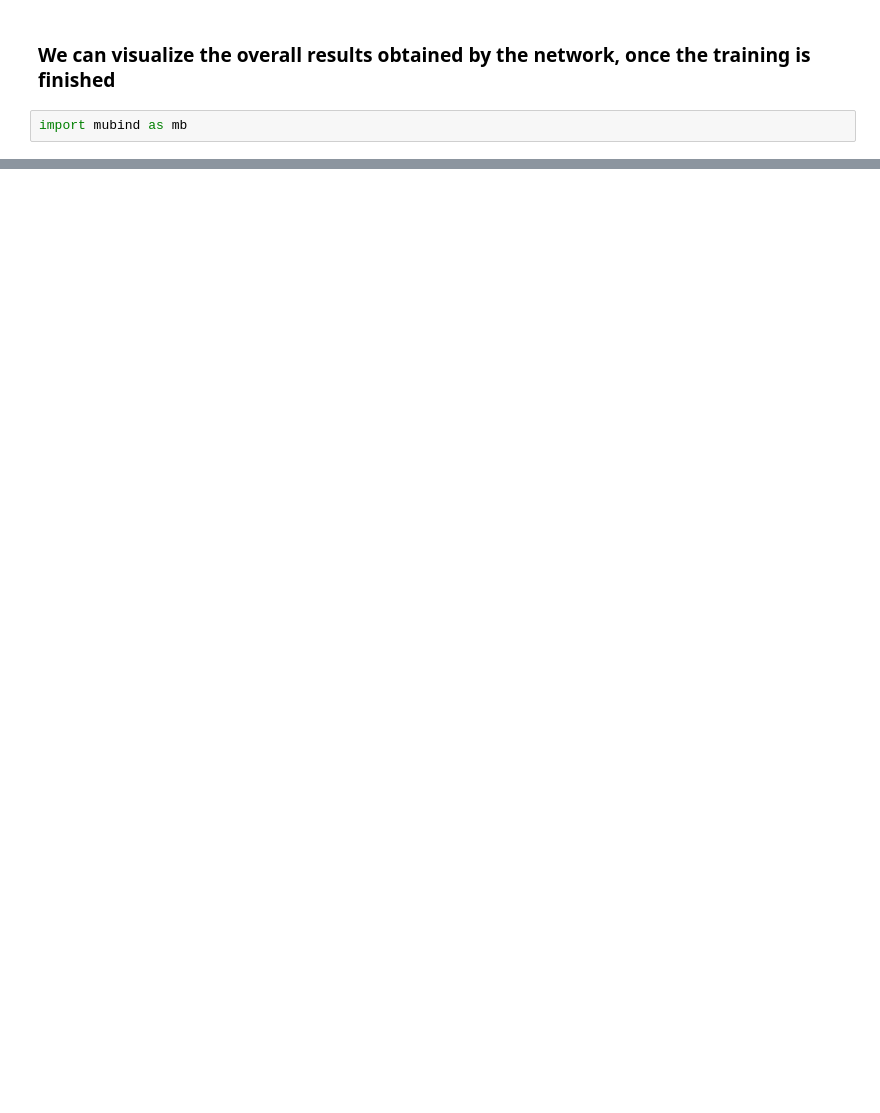
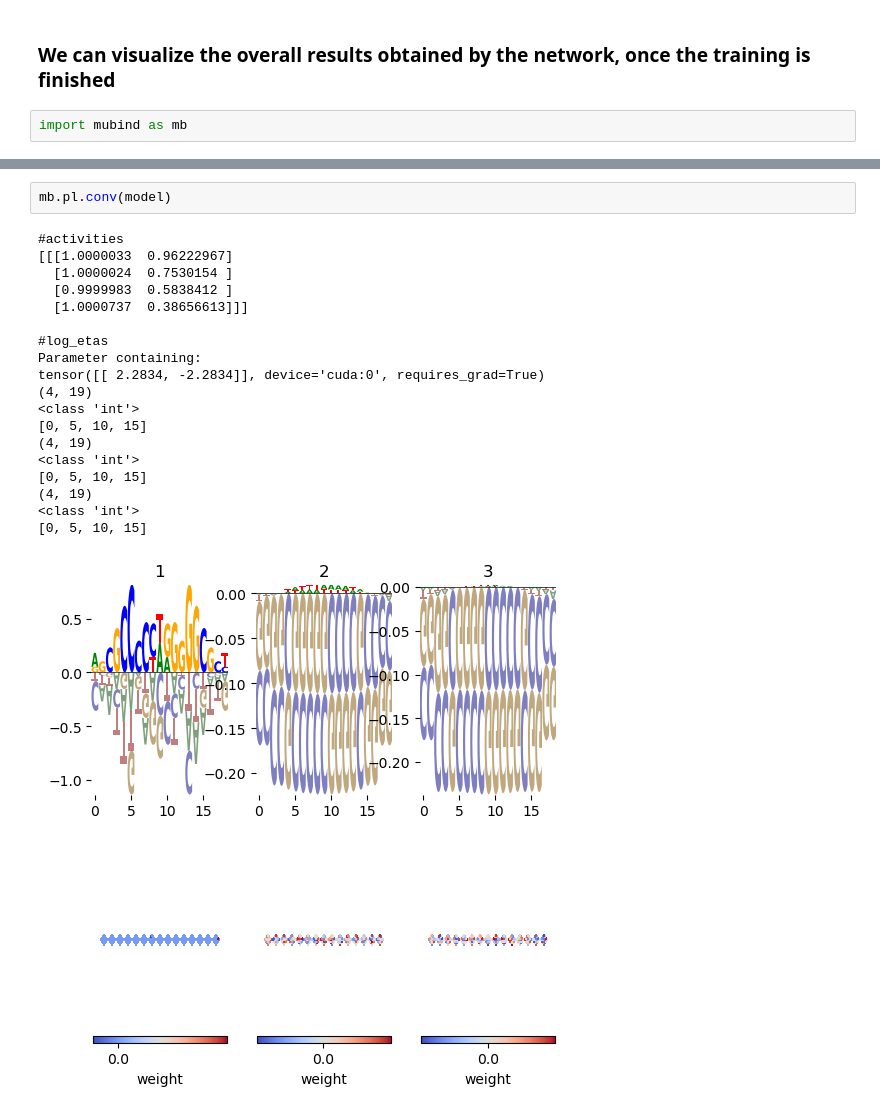
Before and after one commit to theislab/mubind, a Jupyter notebook: notebooks/batch/01_CTCF_two_batches.ipynb, the cells around one changed output, grey strips where cells are left out. Drawn from its saved outputs; the diff is of its cells as text; blank space fills up the shorter version.

```diff
--- a/notebooks/batch/01_CTCF_two_batches.ipynb
+++ b/notebooks/batch/01_CTCF_two_batches.ipynb
@@ -217,0 +402,22 @@ tensor([[ 0.7396, -0.7396]], device='cuda:0', requires_grad=True)
+# %%
+mb.pl.conv(model)
+# %% [output]
+#activities
+[[[1.0000033  0.96222967]
+  [1.0000024  0.7530154 ]
+  [0.9999983  0.5838412 ]
+  [1.0000737  0.38656613]]]
+
+#log_etas
+Parameter containing:
+tensor([[ 2.2834, -2.2834]], device='cuda:0', requires_grad=True)
+(4, 19)
+<class 'int'>
+[0, 5, 10, 15]
+(4, 19)
+<class 'int'>
+[0, 5, 10, 15]
+(4, 19)
+<class 'int'>
+[0, 5, 10, 15]
+[figure, added]
```
Also changed, not shown: parts of 36 cells of this notebook, 1 other file.
